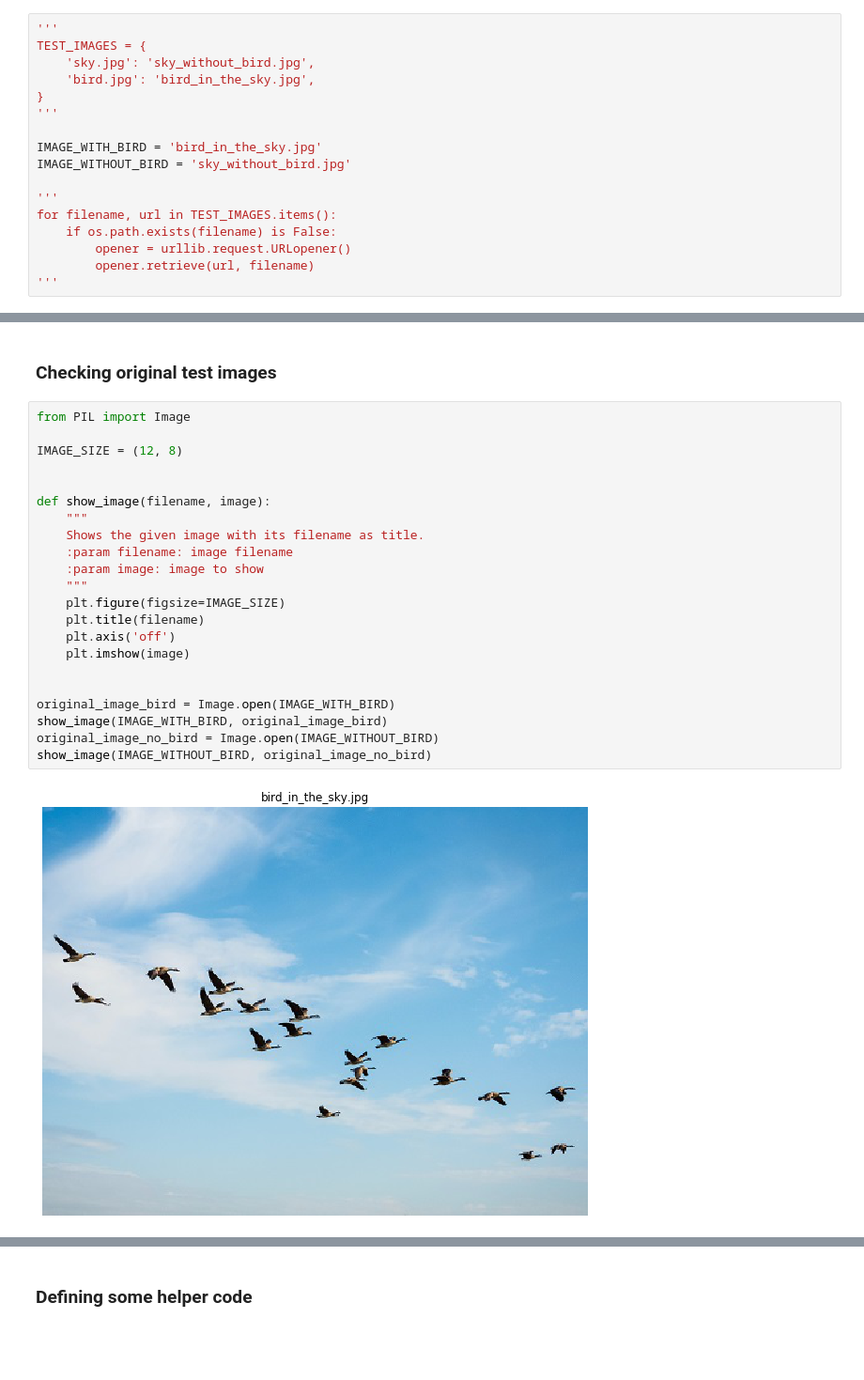
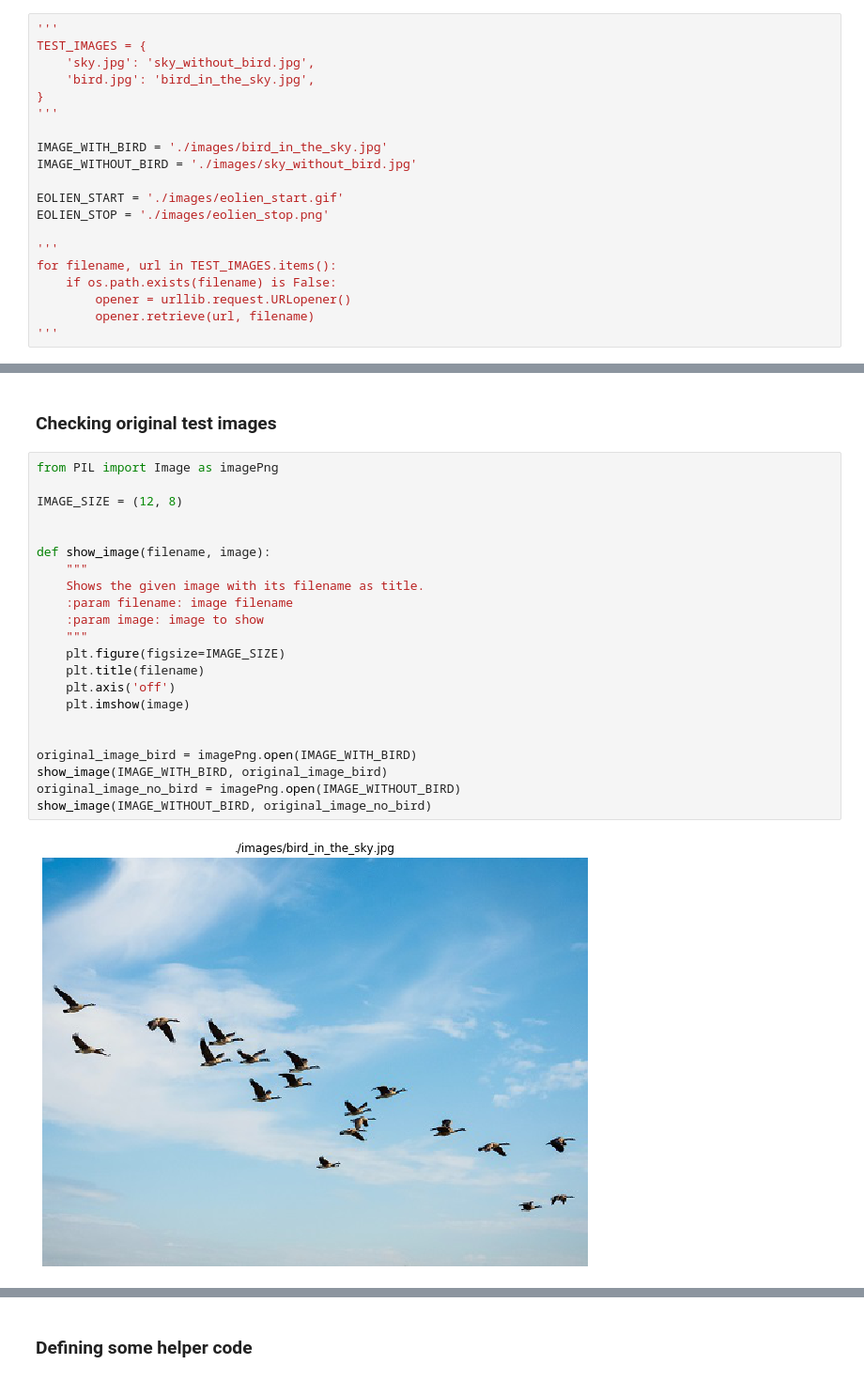
Before and after one commit to joconte/bird-detection, a Jupyter notebook: object-detection-oidv4.ipynb, the cells around one changed output, grey strips where cells are left out. Shown: that part at 94% size. Saved outputs shown, nothing was run; the diff lists cells and outputs as text; blank space fills up the shorter version.

Commit message:
feature eolien

```diff
--- a/object-detection-oidv4.ipynb
+++ b/object-detection-oidv4.ipynb
@@ -79,8 +79,11 @@ TEST_IMAGES = {
 }
 '''
 
-IMAGE_WITH_BIRD = 'bird_in_the_sky.jpg'
-IMAGE_WITHOUT_BIRD = 'sky_without_bird.jpg'
+IMAGE_WITH_BIRD = './images/bird_in_the_sky.jpg'
+IMAGE_WITHOUT_BIRD = './images/sky_without_bird.jpg'
+
+EOLIEN_START = './images/eolien_start.gif'
+EOLIEN_STOP = './images/eolien_stop.png'
 
 '''
 for filename, url in TEST_IMAGES.items():
@@ -140,26 +143,26 @@ with graph.as_default():
 # %% [markdown]
 ### Checking original test images
 # %%
-from PIL import Image
+from PIL import Image as imagePng
 
 IMAGE_SIZE = (12, 8)
 
 
 def show_image(filename, image):
     """
     Shows the given image with its filename as title.
     :param filename: image filename
     :param image: image to show
     """
     plt.figure(figsize=IMAGE_SIZE)
     plt.title(filename)
     plt.axis('off')
     plt.imshow(image)
 
 
-original_image_bird = Image.open(IMAGE_WITH_BIRD)
+original_image_bird = imagePng.open(IMAGE_WITH_BIRD)
 show_image(IMAGE_WITH_BIRD, original_image_bird)
-original_image_no_bird = Image.open(IMAGE_WITHOUT_BIRD)
+original_image_no_bird = imagePng.open(IMAGE_WITHOUT_BIRD)
 show_image(IMAGE_WITHOUT_BIRD, original_image_no_bird)
 # %% [output]
-[figure, old version]
+[figure, new version]
```
Also changed, not shown: parts of 6 cells of this notebook, 2 other files.
